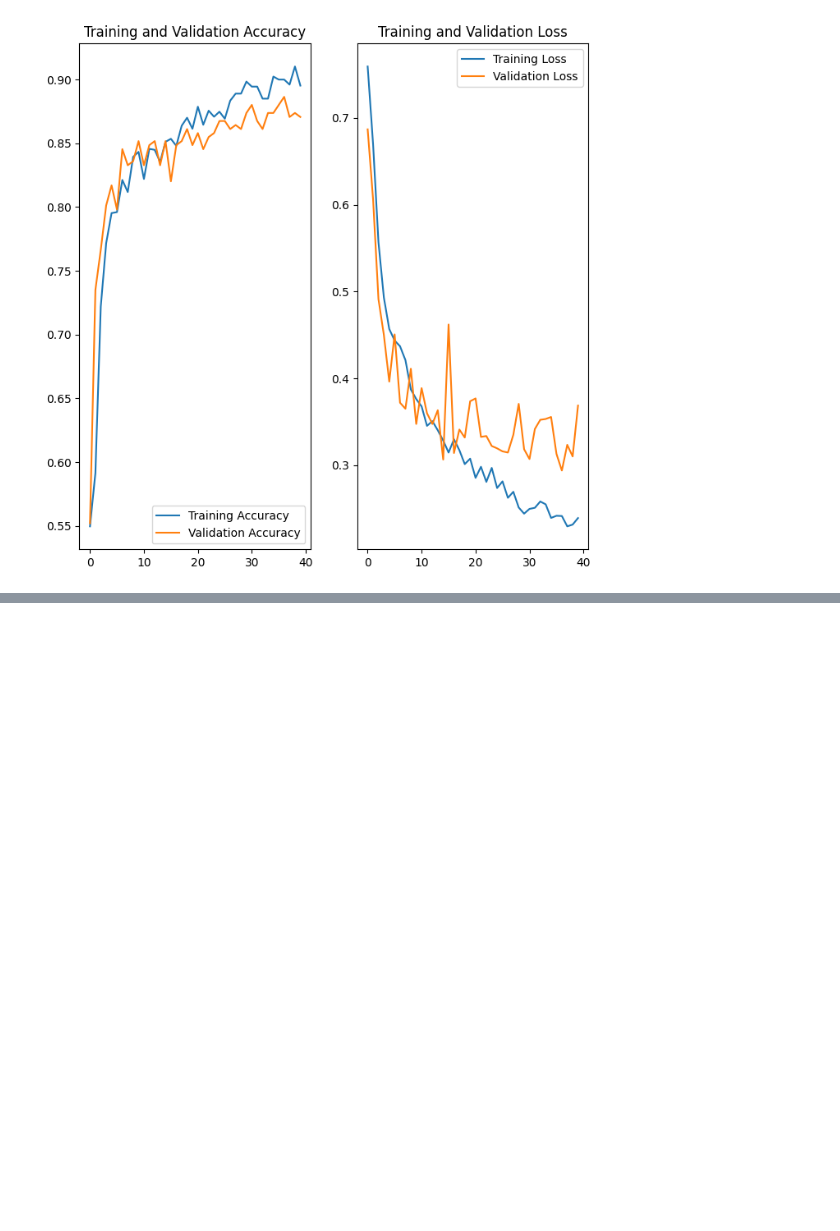
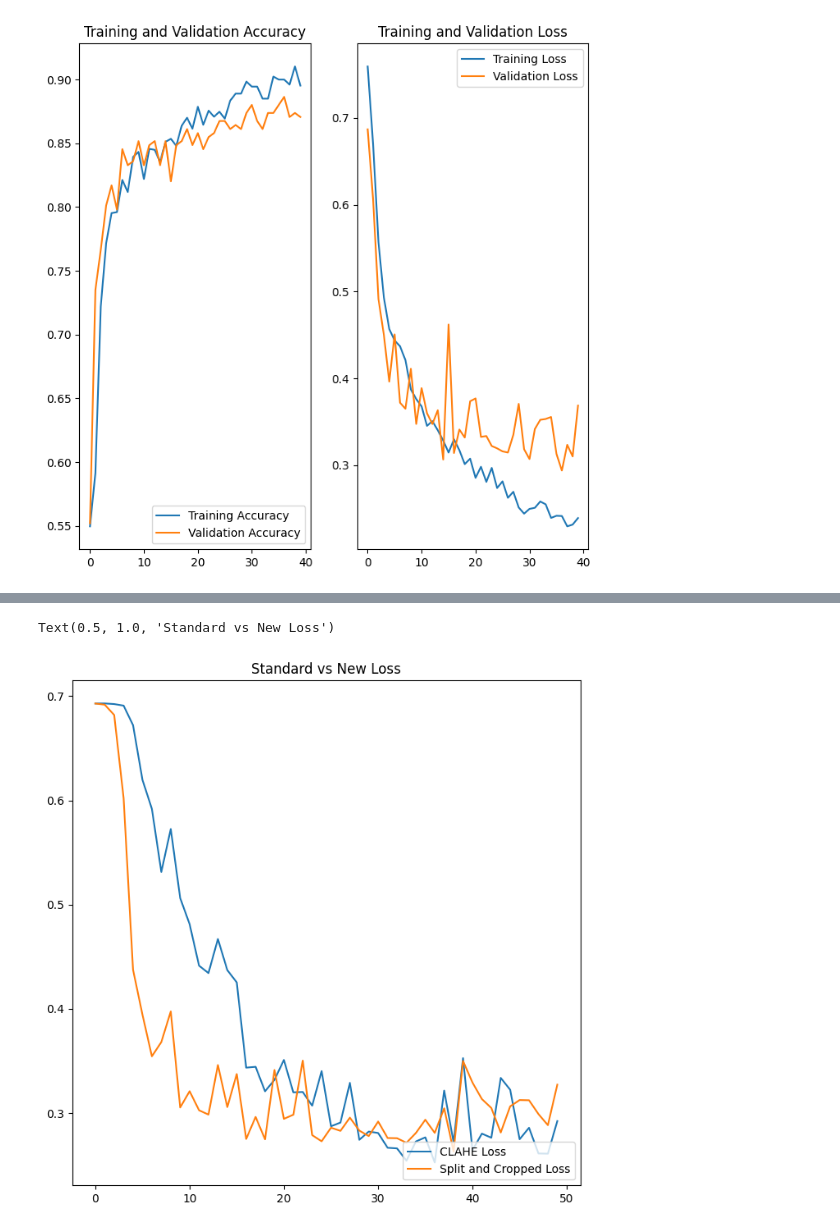
Before and after one commit to reubenchung/COMPSCI760-DEEPFAKE-PROJECT, a Jupyter notebook: Final.ipynb, the cells around one changed output, grey strips where cells are left out. Drawn from its saved outputs; the diff is of its cells as text; code cells hidden in the pictures; blank space fills up the shorter version.

```diff
--- a/Final.ipynb
+++ b/Final.ipynb
@@ -463,0 +603,10 @@ Epoch 40/40
+# %%
+epochs_range = range(len(clahe_accs[0]))
+plt.figure(figsize=(8, 8))
+plt.plot(epochs_range, mergedClaheLoss, label='CLAHE Loss')
+plt.plot(epochs_range, splitcLoss, label='Split and Cropped Loss')
+plt.legend(loc='lower right')
+plt.title('Standard vs New Loss')
+# %% [output]
+Text(0.5, 1.0, 'Standard vs New Loss')
+[figure, added]
```
Also changed, not shown: parts of 16 cells of this notebook.
